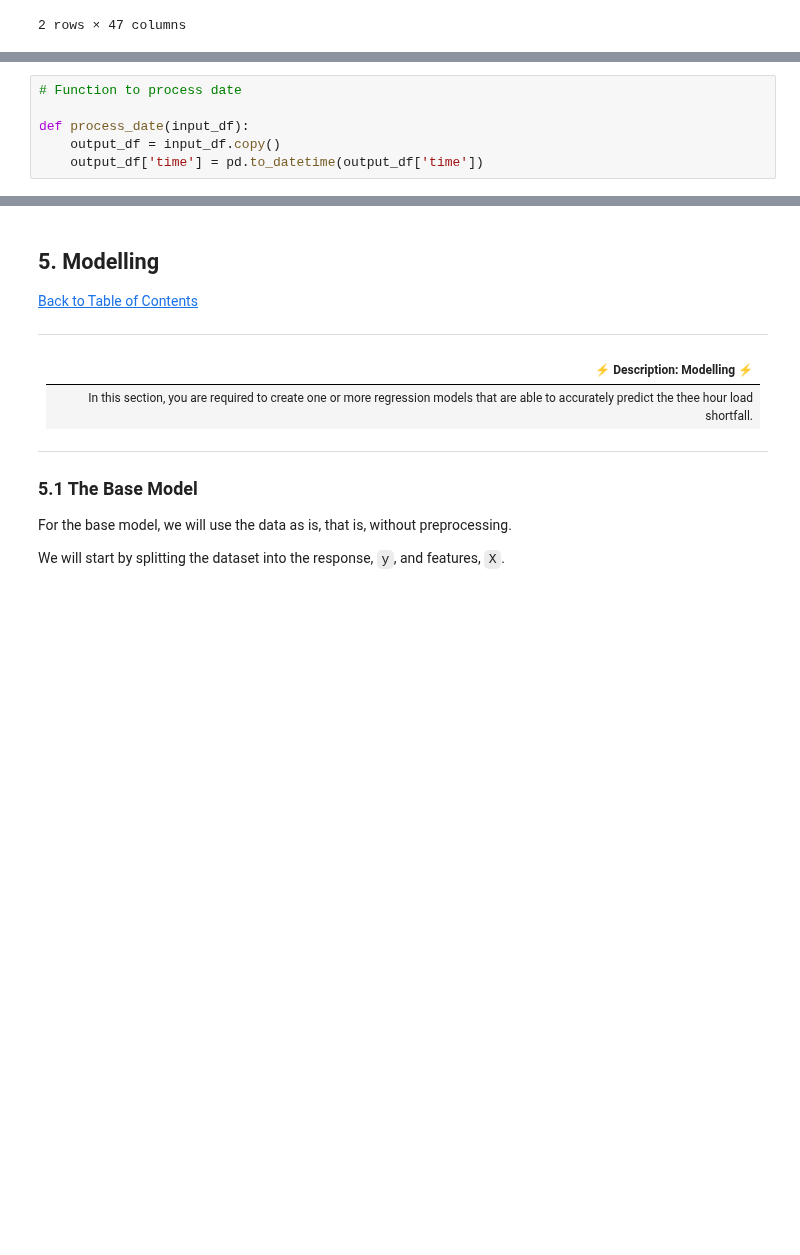
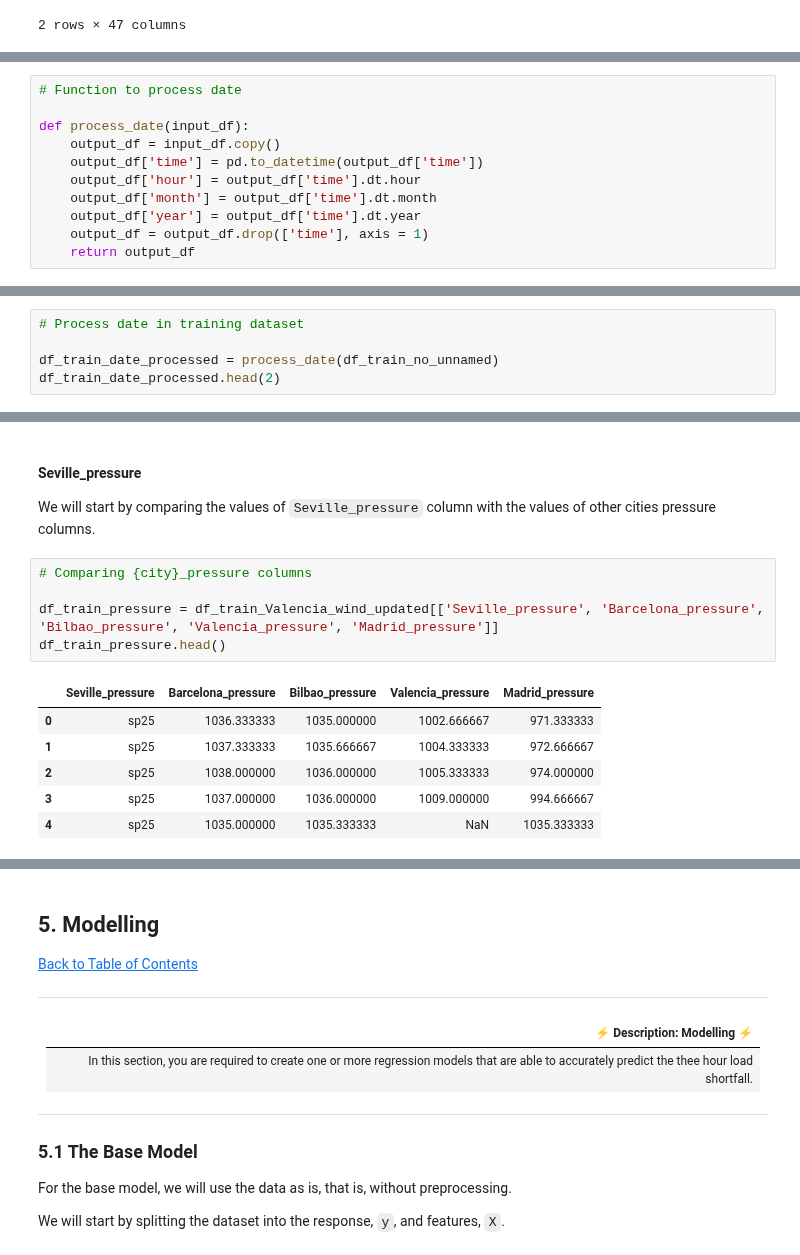
Before and after one commit to Kendo-Shin/Advanced_Regression_Predict-Team-2, a Jupyter notebook: martha-notebook.ipynb, the cells around one changed output, grey strips where cells are left out. Drawn from its saved outputs; the diff is of its cells as text; blank space fills up the shorter version.

```diff
--- a/martha-notebook.ipynb
+++ b/martha-notebook.ipynb
@@ -351,3 +353,8 @@ df_test_no_unnamed.head(2)
 def process_date(input_df):
     output_df = input_df.copy()
     output_df['time'] = pd.to_datetime(output_df['time'])
+    output_df['hour'] = output_df['time'].dt.hour
+    output_df['month'] = output_df['time'].dt.month
+    output_df['year'] = output_df['time'].dt.year
+    output_df = output_df.drop(['time'], axis = 1)
+    return output_df
@@ -359,0 +363,5 @@ def process_date(input_df):
+# %%
+# Process date in training dataset
+
+df_train_date_processed = process_date(df_train_no_unnamed)
+df_train_date_processed.head(2)
@@ -359,0 +438,16 @@ def process_date(input_df):
+# %% [markdown]
+#### Seville_pressure
+
+We will start by comparing the values of `Seville_pressure` column with the values of other cities pressure columns.
+# %%
+# Comparing {city}_pressure columns
+
+df_train_pressure = df_train_Valencia_wind_updated[['Seville_pressure', 'Barcelona_pressure', 'Bilbao_pressure', 'Valencia_pressure', 'Madrid_pressure']]
+df_train_pressure.head()
+# %% [output]
+|  | Seville_pressure | Barcelona_pressure | Bilbao_pressure | Valencia_pressure | Madrid_pressure |
+| 0 | sp25 | 1036.333333 | 1035.000000 | 1002.666667 | 971.333333 |
+| 1 | sp25 | 1037.333333 | 1035.666667 | 1004.333333 | 972.666667 |
+| 2 | sp25 | 1038.000000 | 1036.000000 | 1005.333333 | 974.000000 |
+| 3 | sp25 | 1037.000000 | 1036.000000 | 1009.000000 | 994.666667 |
+| 4 | sp25 | 1035.000000 | 1035.333333 | NaN | 1035.333333 |
```
Also changed, not shown: parts of 31 cells of this notebook.
